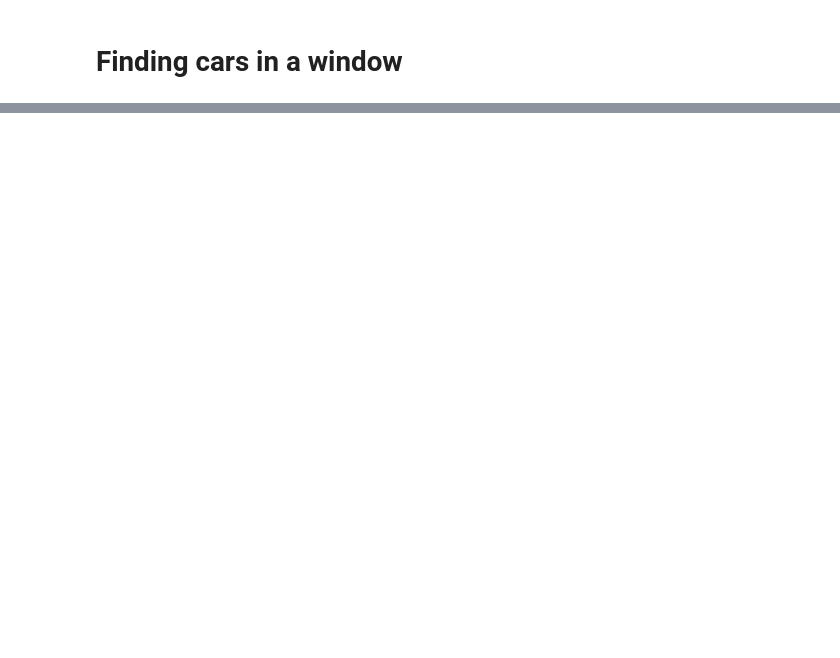
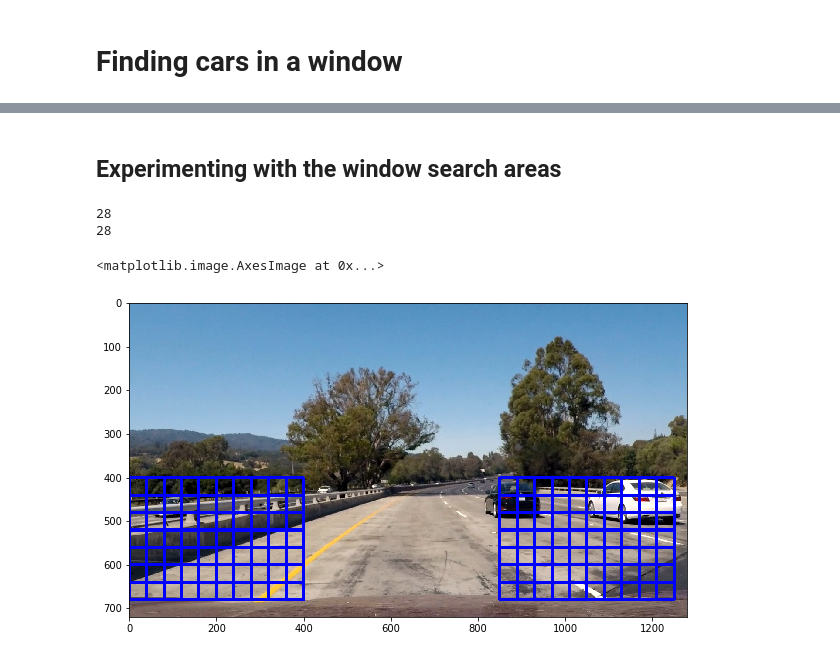
Before and after one commit to ahmadesh/CarND-Vehicle-Detection, a Jupyter notebook: Project.ipynb, the cells around one changed output, grey strips where cells are left out. Saved outputs shown, nothing was run; the diff lists cells and outputs as text; code cells hidden in the pictures; blank space fills up the shorter version.

Commit message:
added ROI boxes for searches

```diff
--- a/Project.ipynb
+++ b/Project.ipynb
@@ -276,0 +276,19 @@ plt.imshow(draw_boxes(test_img, rects))
+# %% [markdown]
+## Experimenting with the window search areas
+# %%
+test_img = mpimg.imread('./test_images/test1.jpg')
+
+rects1 = find_cars(test_img, 400, 680, 850, 1280, 2.5, 2, vis=True)
+print(len(rects1))
+
+rects2 = find_cars(test_img, 400, 680, 0, 400, 2.5, 2, vis=True)
+print(len(rects2))
+plt.figure(figsize=(10,10))
+img1 = draw_boxes(test_img, rects1)
+img2 = draw_boxes(img1, rects2)
+plt.imshow(img2)
+# %% [output]
+28
+28
+<matplotlib.image.AxesImage at 0x...>
+[figure, added]
```
Also changed, not shown: parts of 9 cells of this notebook.
